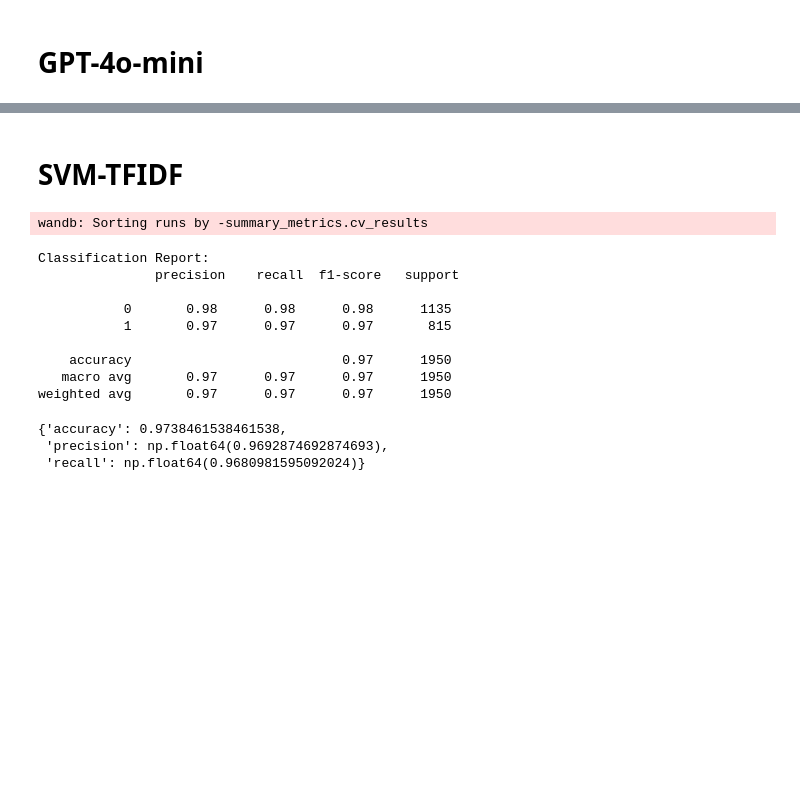
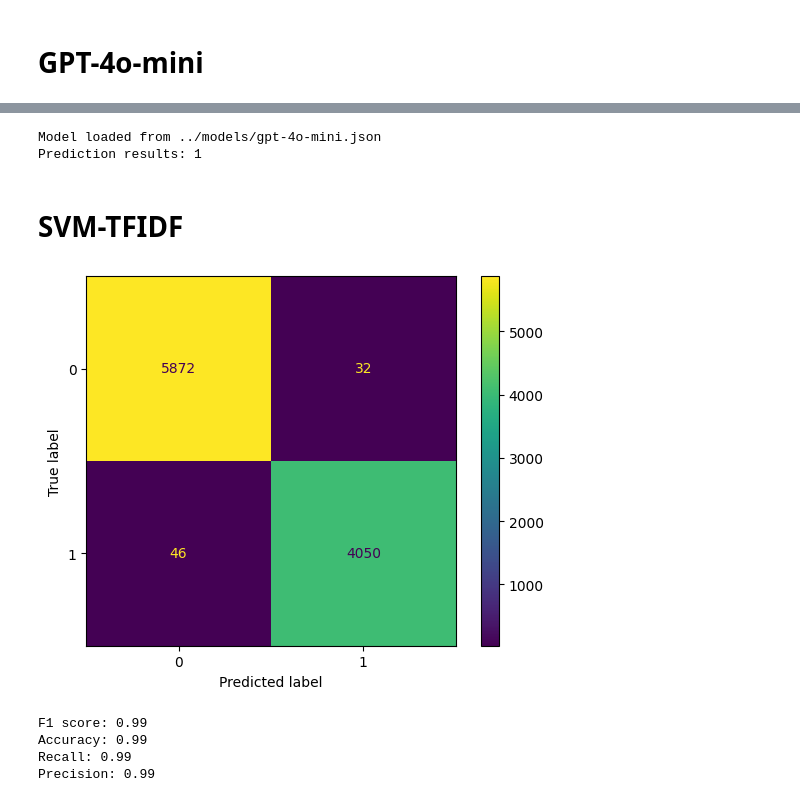
Before and after one commit to riso1410/guarded-query-router, a Jupyter notebook: src/main.ipynb, the cells around one changed output, grey strips where cells are left out. Drawn from its saved outputs; the diff is of its cells as text; code cells hidden in the pictures; blank space fills up the shorter version.

```diff
--- a/src/main.ipynb
+++ b/src/main.ipynb
@@ -36,3 +57,7 @@ else:
+# %%
+baai_embedding = TextEmbedding(model_name="BAAI/bge-small-en-v1.5")
+jina_embedding = TextEmbedding(model_name="jinaai/jina-embeddings-v2-small-en")
+miniLM_embedding = TextEmbedding(model_name="sentence-transformers/all-MiniLM-L6-v2")
 # %% [markdown]
 # GPT-4o-mini
 # %%
@@ -53,8 +120,11 @@ trainer.save_model(f"../models/{gpt_model.model_name}.json")
 # %%
 trainer.load_model(f"../models/{gpt_model.model_name}.json")
 
-results = trainer.predict("How does law balance the protection of individual rights with the needs of society?")
+results = trainer.predict(prompt="What are the laws for eating in car?", domain="law")
 
 print(f"Prediction results: {results}")
+# %% [output]
+Model loaded from ../models/gpt-4o-mini.json
+Prediction results: 1
 # %% [markdown]
 # SVM-TFIDF
@@ -107,29 +131,27 @@ wandb.agent(sweep_id, function=sweep_svm_classifier, count=10)
-# %%
-wandb.login()
-api = wandb.Api()
-
-sweeps = api.sweep(f'/riso-sleher-fiit-stu/bc-prompt-classification/sweeps/{sweep_id}')
-
-best_config = sweeps.best_run().config
-
-svm_classifier = SVMClassifier(best_config)
-
-X_train, X_test, y_train, y_test = svm_classifier.prepare_data(open_path="../data/open_domain_data.csv",
-                                                               specific_path="../data/specific_domain_data.csv")
-
-svm_classifier.train(X_train, y_train)
-svm_classifier.evaluate(X_test, y_test)
-# %% [output]
-wandb: Sorting runs by -summary_metrics.cv_results
-Classification Report:
-               precision    recall  f1-score   support
-
-           0       0.98      0.98      0.98      1135
-           1       0.97      0.97      0.97       815
-
-    accuracy                           0.97      1950
-   macro avg       0.97      0.97      0.97      1950
-weighted avg       0.97      0.97      0.97      1950
-{'accuracy': 0.9738461538461538,
- 'precision': np.float64(0.9692874692874693),
- 'recall': np.float64(0.9680981595092024)}
+# %%
+config = {
+    'C': 0.5,
+    'train_size': 5_000,
+    'test_size': 10_000,
+    'seed': 22,
+    'embedding': baai_embedding,
+}
+
+svm_classifier = SVMClassifier(config=config)
+
+X_train, X_test, y_train, y_test = svm_classifier.prepare_data(open_path="../data/open_domain_data.csv",
+                                                                specific_path="../data/specific_domain_data.csv")
+# %%
+svm_classifier.train(X_train, y_train)
+f1, accuracy, recall, precision = svm_classifier.evaluate(X_test, y_test)
+
+print(f"F1 score: {f1:.2f}")
+print(f"Accuracy: {accuracy:.2f}")
+print(f"Recall: {recall:.2f}")
+print(f"Precision: {precision:.2f}")
+# %% [output]
+[figure, added]
+F1 score: 0.99
+Accuracy: 0.99
+Recall: 0.99
+Precision: 0.99
```
Also changed, not shown: parts of 16 cells of this notebook, 12 other files.
